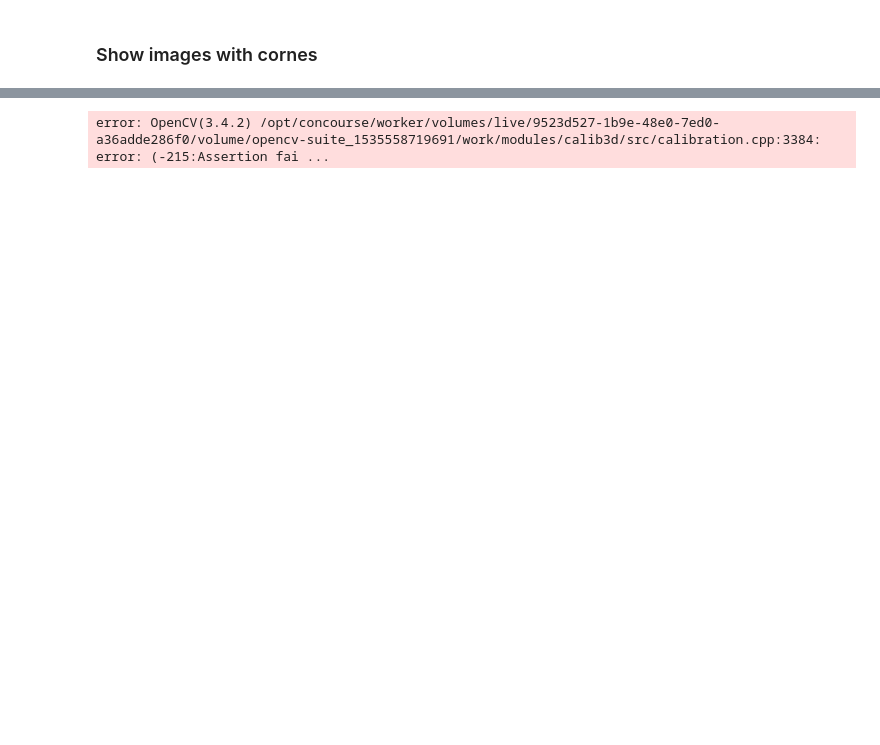
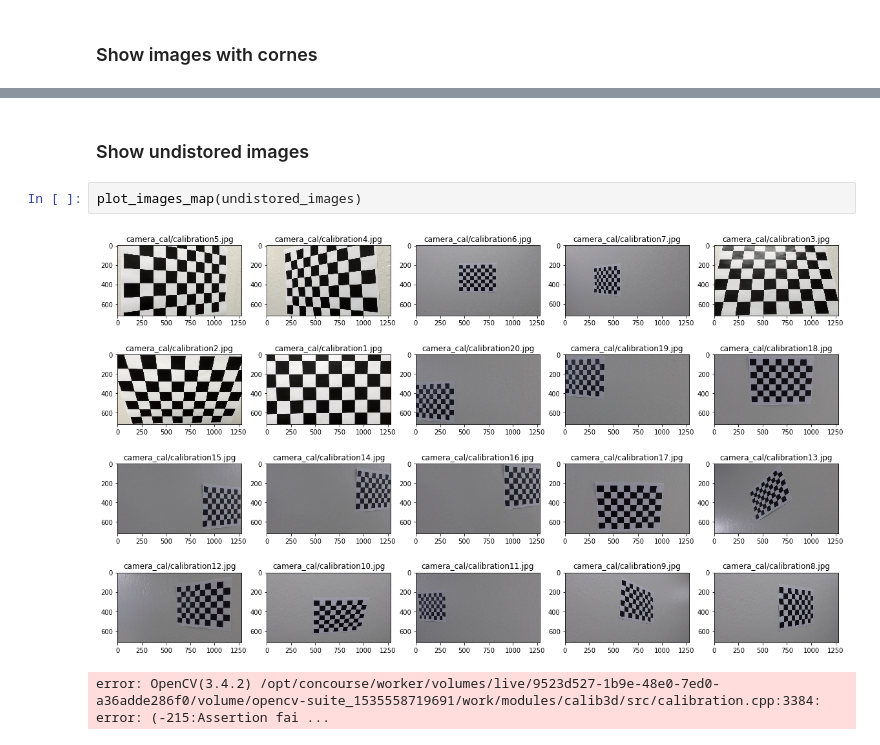
Before and after one commit to andriikushch/CarND-Advanced-Lane-Lines, a Jupyter notebook: P2.ipynb, the cells around one changed output, grey strips where cells are left out. Saved outputs shown, nothing was run; the diff lists cells and outputs as text; blank space fills up the shorter version.

```diff
--- a/P2.ipynb
+++ b/P2.ipynb
@@ -106,3 +167,9 @@ for i,image in enumerate(undistored_images):
+# %% [markdown]
+### Show undistored images
+# %%
+plot_images_map(undistored_images)
+# %% [output]
+[figure, added]
 # %%
 # %% [output]
 error: OpenCV(3.4.2) /opt/concourse/worker/volumes/live/9523d527-1b9e-48e0-7ed0-a36adde286f0/volume/opencv-suite_1535558719691/work/modules/calib3d/src/calibration.cpp:3384: error: (-215:Assertion fai ...
```
Also changed, not shown: parts of 10 cells of this notebook.
